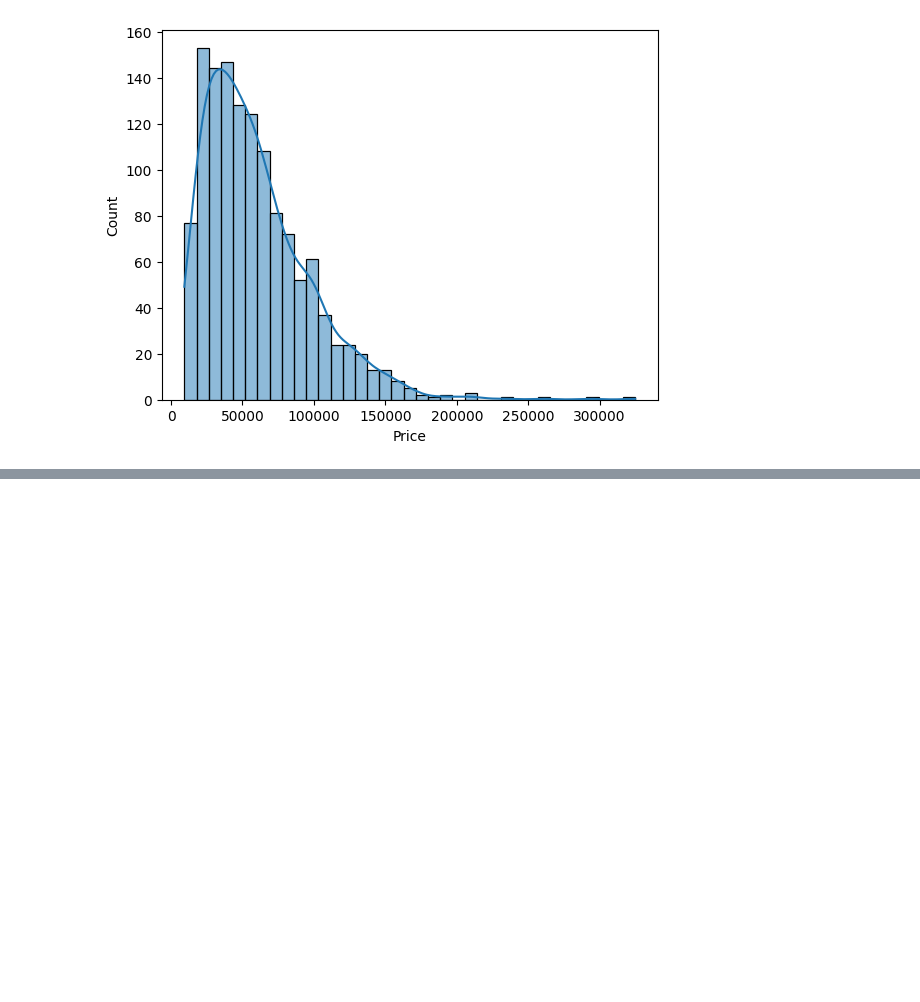
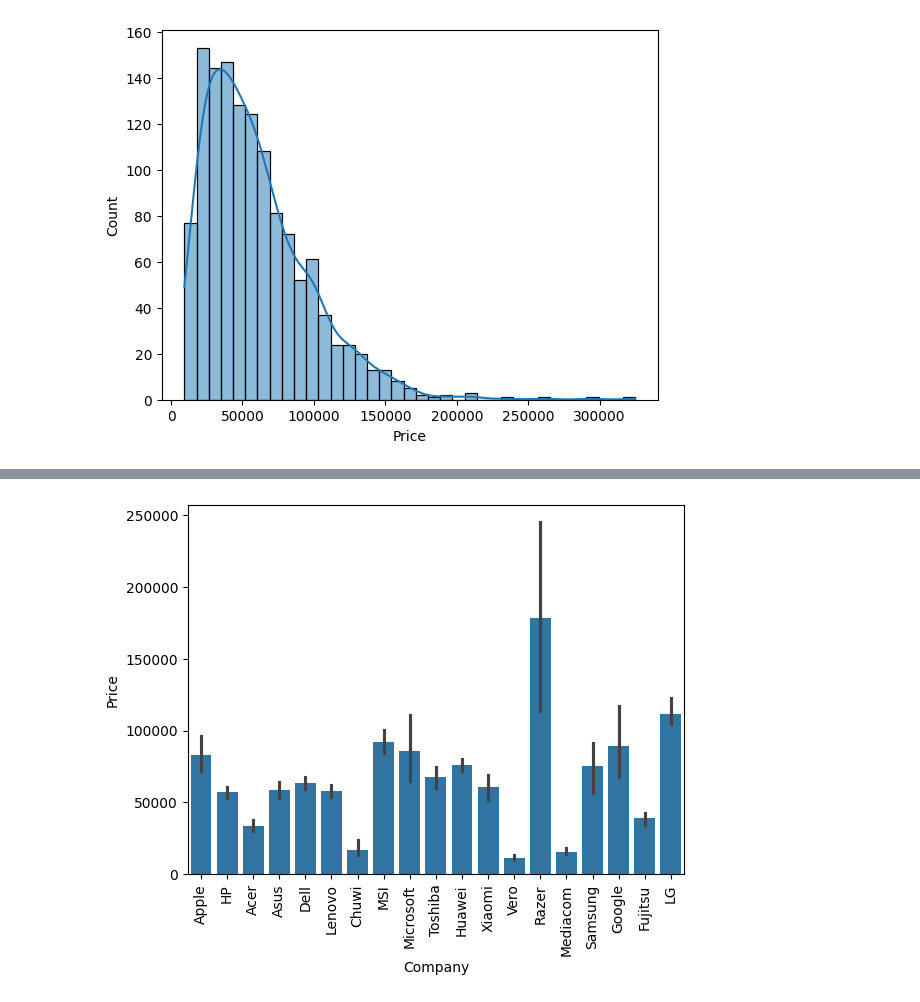
Before and after one commit to ahamudul-hasan/Laptop-Price-Predictor, a Jupyter notebook: src/Project.ipynb, the cells around one changed output, grey strips where cells are left out. Saved outputs shown, nothing was run; the diff lists cells and outputs as text; code cells hidden in the pictures; blank space fills up the shorter version.

```diff
--- a/src/Project.ipynb
+++ b/src/Project.ipynb
@@ -117,0 +128,6 @@ sns.histplot(df['Price'], kde=True)
+# %%
+sns.barplot(x=df['Company'], y=df['Price'])
+plt.xticks(rotation='vertical')
+plt.show()
+# %% [output]
+[figure, added]
```
Also changed, not shown: parts of 36 cells of this notebook.
